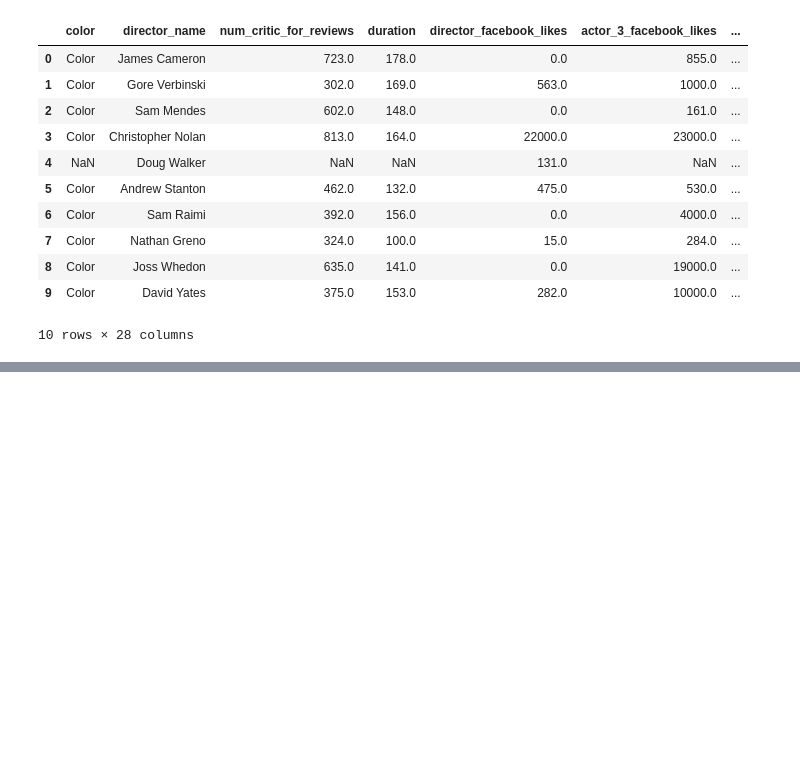
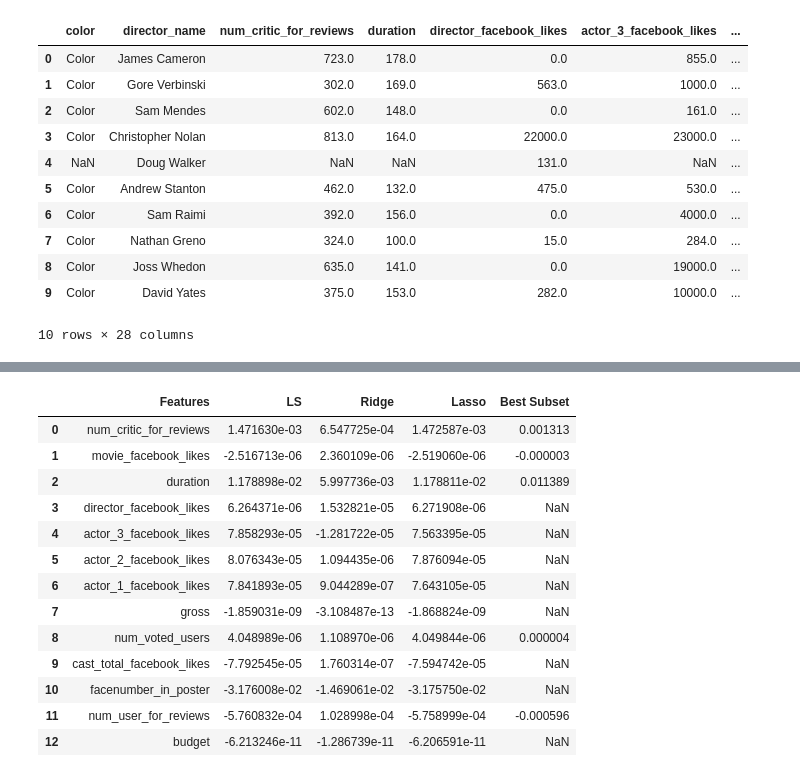
Before and after one commit to brendabrandy/StatLearning, a Jupyter notebook: IMDB 5000.ipynb, the cells around one changed output, grey strips where cells are left out. Cells and saved outputs as stored; diff of their text form; code cells hidden in the pictures; blank space fills up the shorter version.

Commit message:
Added Lasso and other tables

```diff
--- a/IMDB 5000.ipynb
+++ b/IMDB 5000.ipynb
@@ -108,0 +102,4 @@ OLS Regression Results
+# %%
+# implement lasso regression
+lasso = Lasso(alpha = 0.0001)
+lasso.fit(x,y)
@@ -109,9 +110,6 @@ OLS Regression Results
 # %%
 # implement ridge regression
-rl = Ridge()
-ar = data2.values
-x = data2.ix[:,0:13]
-y = data2.ix[:,13]
+rl = Ridge(normalize=True)
 rl.fit(x,y)
 # %% [output]
 Ridge(alpha=1.0, copy_X=True, fit_intercept=True, max_iter=None,
@@ -136,0 +139,6 @@ Index([u'num_critic_for_reviews', u'movie_facebook_likes', u'duration',
+# %%
+x_selected = x[["num_critic_for_reviews","movie_facebook_likes",
+               "duration","num_voted_users","num_user_for_reviews"]]
+# implement Ordinary Least Square
+lr_selected = LinearRegression(normalize=True, copy_X=True)
+lr_selected.fit(x_selected,y)
@@ -136,0 +147,5 @@ Index([u'num_critic_for_reviews', u'movie_facebook_likes', u'duration',
+# %%
+model_temp = pd.DataFrame()
+model_temp["Features"] = list(x_selected.columns)
+model_temp["Best Subset"] = lr_selected.coef_
+model_temp
@@ -136,0 +159,26 @@ Index([u'num_critic_for_reviews', u'movie_facebook_likes', u'duration',
+# %%
+model_summary = pd.DataFrame()
+model_summary["Features"] = col_name
+# calculate standard error
+model_summary["LS"] = lr.coef_
+# calculate Linear Regression Coefficients
+model_summary["Ridge"] = rl.coef_
+# calculate z score
+model_summary["Lasso"] = lasso.coef_
+model_summary = model_summary.merge(model_temp, how='outer',on='Features')
+model_summary
+# %% [output]
+|  | Features | LS | Ridge | Lasso | Best Subset |
+| 0 | num_critic_for_reviews | 1.471630e-03 | 6.547725e-04 | 1.472587e-03 | 0.001313 |
+| 1 | movie_facebook_likes | -2.516713e-06 | 2.360109e-06 | -2.519060e-06 | -0.000003 |
+| 2 | duration | 1.178898e-02 | 5.997736e-03 | 1.178811e-02 | 0.011389 |
+| 3 | director_facebook_likes | 6.264371e-06 | 1.532821e-05 | 6.271908e-06 | NaN |
+| 4 | actor_3_facebook_likes | 7.858293e-05 | -1.281722e-05 | 7.563395e-05 | NaN |
+| 5 | actor_2_facebook_likes | 8.076343e-05 | 1.094435e-06 | 7.876094e-05 | NaN |
+| 6 | actor_1_facebook_likes | 7.841893e-05 | 9.044289e-07 | 7.643105e-05 | NaN |
+| 7 | gross | -1.859031e-09 | -3.108487e-13 | -1.868824e-09 | NaN |
+| 8 | num_voted_users | 4.048989e-06 | 1.108970e-06 | 4.049844e-06 | 0.000004 |
+| 9 | cast_total_facebook_likes | -7.792545e-05 | 1.760314e-07 | -7.594742e-05 | NaN |
+| 10 | facenumber_in_poster | -3.176008e-02 | -1.469061e-02 | -3.175750e-02 | NaN |
+| 11 | num_user_for_reviews | -5.760832e-04 | 1.028998e-04 | -5.758999e-04 | -0.000596 |
+| 12 | budget | -6.213246e-11 | -1.286739e-11 | -6.206591e-11 | NaN |
```
Also changed, not shown: parts of 22 cells of this notebook.
